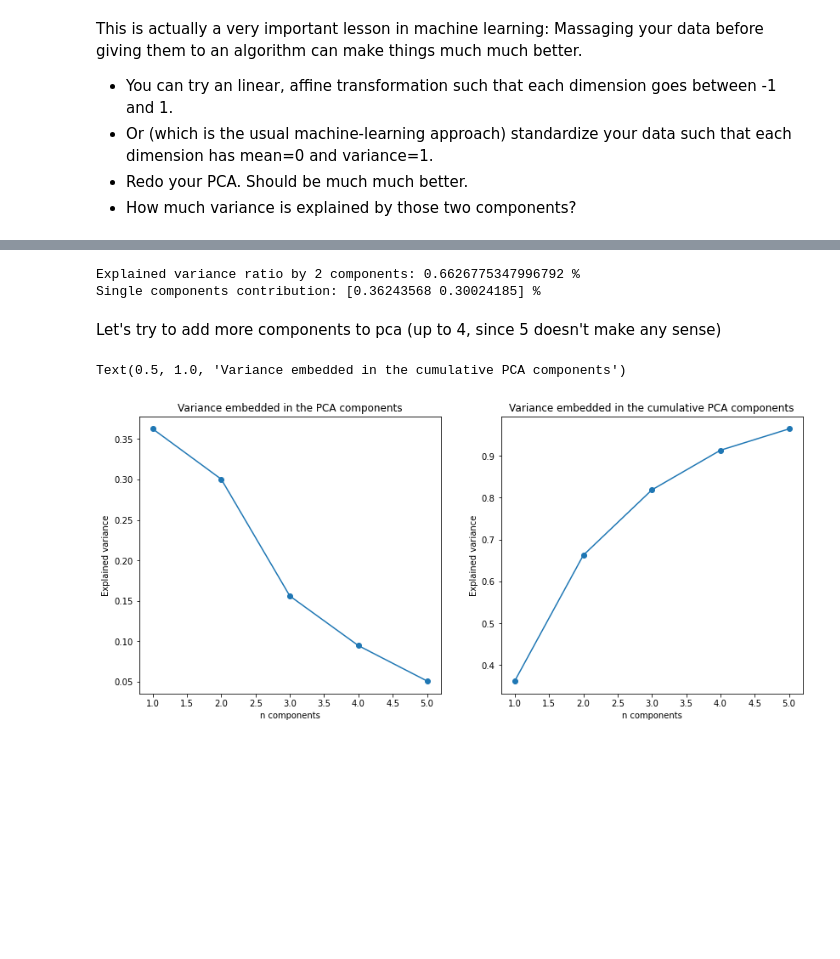
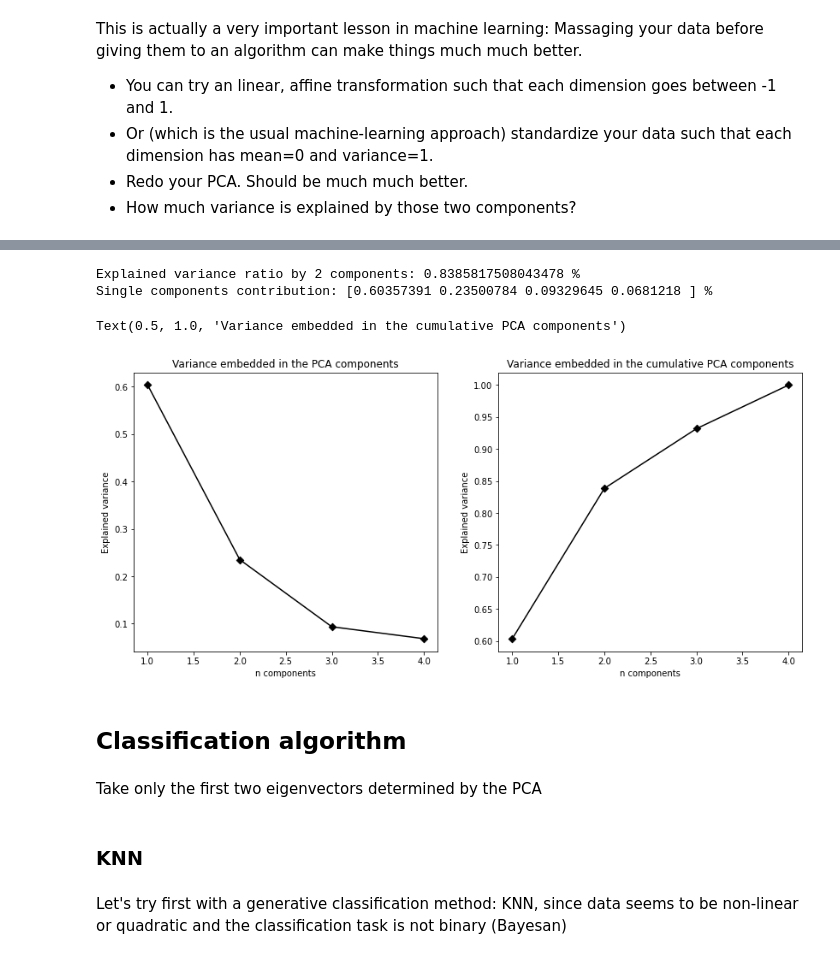
Before and after one commit to ludovicobizzarri/astrostatistics_bicocca_2024, a Jupyter notebook: working/Lesson 15/HR diagram.ipynb, the cells around one changed output, grey strips where cells are left out. Drawn from its saved outputs; the diff is of its cells as text; code cells hidden in the pictures; blank space fills up the shorter version.

Commit message:
Improved PCA and Classification applied

```diff
--- a/working/Lesson 15/HR diagram.ipynb
+++ b/working/Lesson 15/HR diagram.ipynb
@@ -179,15 +196,12 @@ X.shape
 # %%
 # apply PCA
-pca = PCA(n_components=2)
+pca = PCA()
 pca.fit(X)
 X_transformed = pca.transform(X)
 
 fig = plt.figure(figsize=(8,8))
 
-for st in class_names:
-    mask_starType = X[:,-1]==le.transform([st]) # take only the data belonging to a given star_type
-    plt.scatter(X_transformed[:,0][mask_starType], X_transformed[:,1][mask_starType],
-                color='C%i'%le.transform([st])[0],label=st)
+sns.scatterplot(x=X_transformed[:,0], y=X_transformed[:,1], hue=labels)
 
 #plt.xscale('log')
 #plt.yscale('log')
@@ -210,25 +224,25 @@ This is actually a very important lesson in machine learning: Massaging your dat
 - How much variance is explained by those two components?
 # %%
 scaler = preprocessing.StandardScaler() # Standardize features by removing the mean and scaling to unit variance.
+X_scaled = scaler.fit_transform(X) # rescale the data
 
-pca_rescale = PCA(n_components=2)
-pca_rescale.fit(scaler.fit_transform(X))
+pca_scaled = PCA() # keep all the components
 
-X_transf_rescale = pca_rescale.transform(X)
+# PCA fit and projection
+pca_scaled.fit(X_scaled)
+X_transf_scaled = pca_scaled.transform(X_scaled)
 
 fig = plt.figure(figsize=(8,8))
 
-for st in class_names:
-    mask_starType = X[:,-1]==le.transform([st]) # take only the data belonging to a given star_type
-    plt.scatter(X_transf_rescale[:,0][mask_starType], X_transf_rescale[:,1][mask_starType],
-                color='C%i'%le.transform([st])[0],label=st)
+sns.scatterplot(x=X_transf_scaled[:,0], y=X_transf_scaled[:,1], hue=labels)
+
+plt.title('PCA with rescaling')
+plt.xlabel('Eigenvalue 1')
+plt.ylabel('Eigenvalue 2')
 
 #plt.xscale('log')
 #plt.yscale('log')
 
-plt.title('PCA with rescaling')
-plt.xlabel('Eigenvalue 1')
-plt.ylabel('Eigenvalue 2')
 plt.legend()
 # %% [output]
 <matplotlib.legend.Legend at 0x...>
@@ -236,31 +250,30 @@ plt.legend()
 # %%
-evals = pca_rescale.explained_variance_ratio_
-print('Explained variance ratio by 2 components:',np.sum(evals),'%')
+evals = pca_scaled.explained_variance_ratio_
+print('Explained variance ratio by 2 components:',np.sum(evals[:2]),'%')
 print('Single components contribution:',evals,'%')
 # %% [output]
-Explained variance ratio by 2 components: 0.6626775347996792 %
-Single components contribution: [0.36243568 0.30024185] %
+Explained variance ratio by 2 components: 0.8385817508043478 %
+Single components contribution: [0.60357391 0.23500784 0.09329645 0.0681218 ] %
-# %% [markdown]
-Let's try to add more components to pca (up to 4, since 5 doesn't make any sense)
 # %%
-pca_var_study = PCA(n_components=5)
-pca_var_study.fit(scaler.fit_transform(X))
-
-evals_var_study = pca_var_study.explained_variance_ratio_
-
 fig,ax = plt.subplots(ncols=2,nrows=1,figsize=(14,6))
 
-ax[0].plot(np.arange(1,6),evals_var_study)
-ax[0].scatter(np.arange(1,6),evals_var_study)
+ax[0].plot(np.arange(1,len(evals)+1),evals,color='black')
+ax[0].scatter(np.arange(1,len(evals)+1),evals,color='black',marker='D')
 ax[0].set_xlabel('n components')
 ax[0].set_ylabel('Explained variance')
 ax[0].set_title('Variance embedded in the PCA components')
 
-ax[1].plot(np.arange(1,6),np.cumsum(evals_var_study))
-ax[1].scatter(np.arange(1,6),np.cumsum(evals_var_study))
+ax[1].plot(np.arange(1,len(evals)+1),np.cumsum(evals),color='black')
+ax[1].scatter(np.arange(1,len(evals)+1),np.cumsum(evals),color='black',marker='D')
 ax[1].set_xlabel('n components')
 ax[1].set_ylabel('Explained variance')
 ax[1].set_title('Variance embedded in the cumulative PCA components')
 # %% [output]
 Text(0.5, 1.0, 'Variance embedded in the cumulative PCA components')
-[figure, old version]
+[figure, new version]
+# %% [markdown]
+## Classification algorithm
+# %% [markdown]
+Take only the first two eigenvectors determined by the PCA
+# %% [markdown]
+### KNN
@@ -266,0 +285,2 @@ Text(0.5, 1.0, 'Variance embedded in the cumulative PCA components')
+# %% [markdown]
+Let's try first with a generative classification method: KNN, since data seems to be non-linear or quadratic and the classification task is not binary (Bayesan)
```
Also changed, not shown: parts of 31 cells of this notebook.
